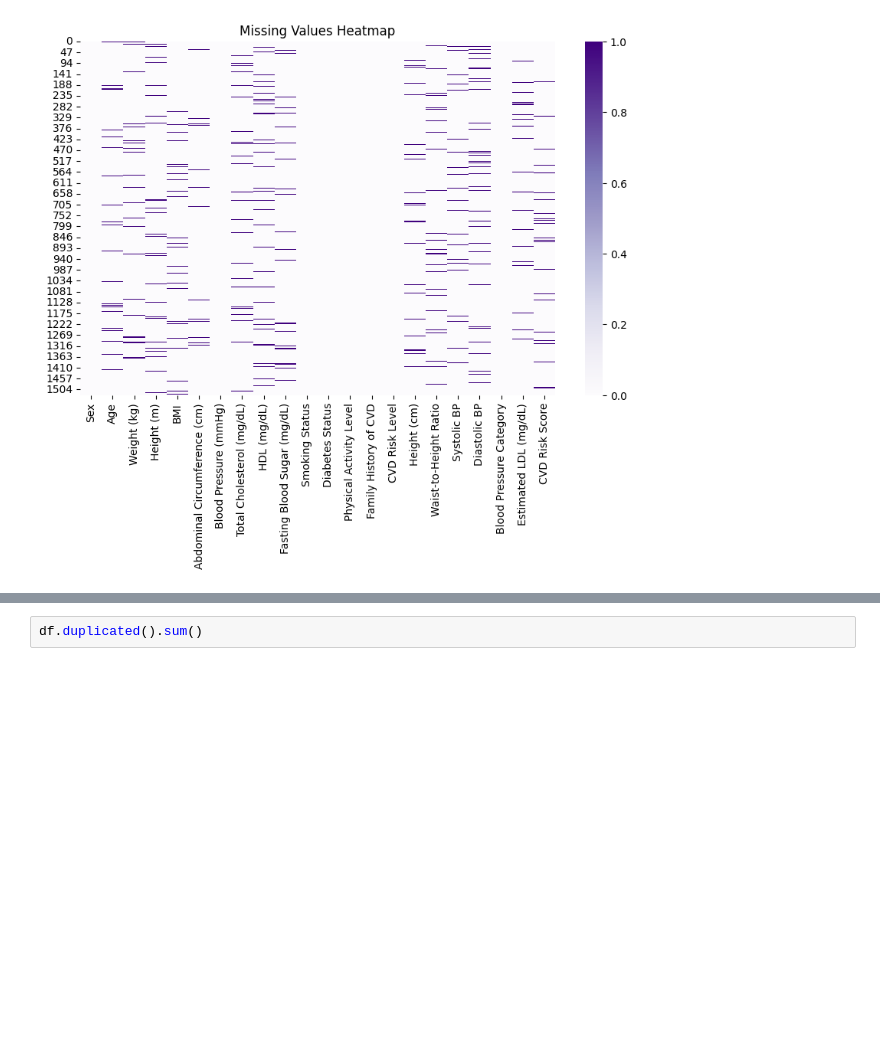
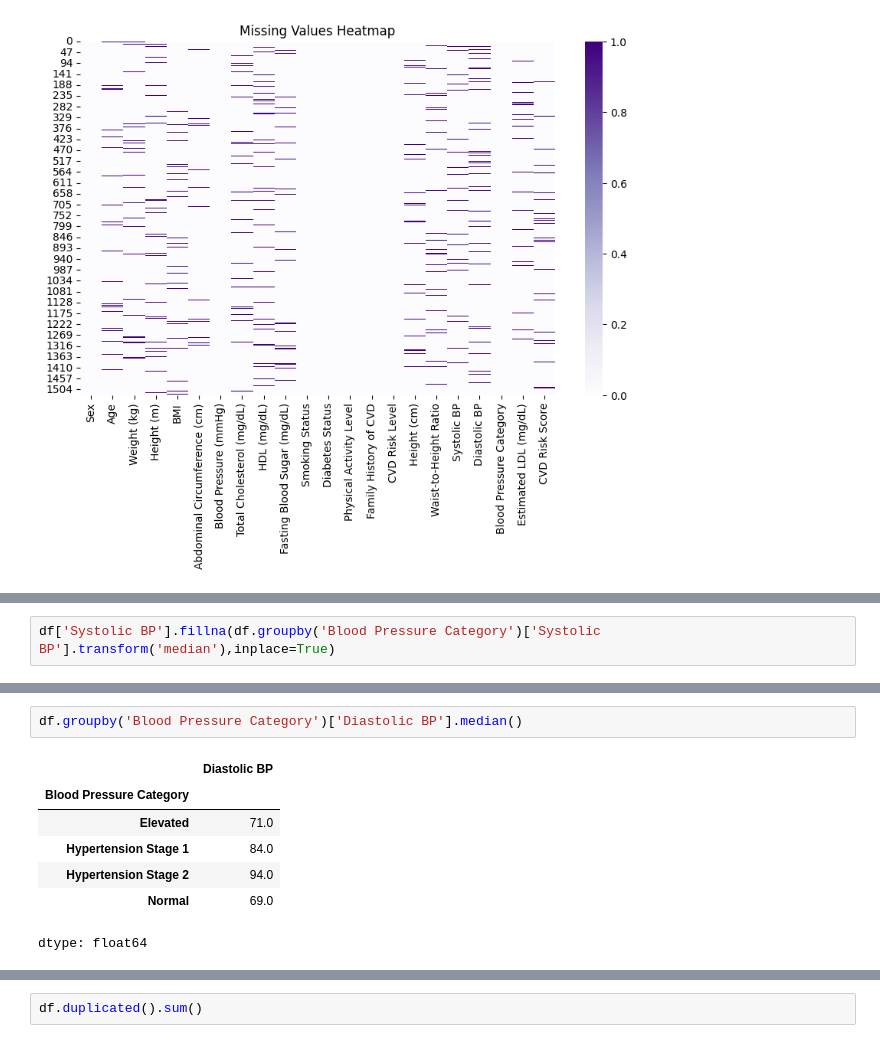
Before and after one commit to Tejeswar001/Heart-ML, a Jupyter notebook: Notebooks/study.ipynb, the cells around one changed output, grey strips where cells are left out. Drawn from its saved outputs; the diff is of its cells as text; blank space fills up the shorter version.

```diff
--- a/Notebooks/study.ipynb
+++ b/Notebooks/study.ipynb
@@ -232,0 +247,2 @@ plt.show()
+# %%
+df['Systolic BP'].fillna(df.groupby('Blood Pressure Category')['Systolic BP'].transform('median'),inplace=True)
@@ -232,0 +256,10 @@ plt.show()
+# %%
+df.groupby('Blood Pressure Category')['Diastolic BP'].median()
+# %% [output]
+|  | Diastolic BP |
+| Blood Pressure Category |  |
+| Elevated | 71.0 |
+| Hypertension Stage 1 | 84.0 |
+| Hypertension Stage 2 | 94.0 |
+| Normal | 69.0 |
+dtype: float64
```
Also changed, not shown: parts of 26 cells of this notebook.
